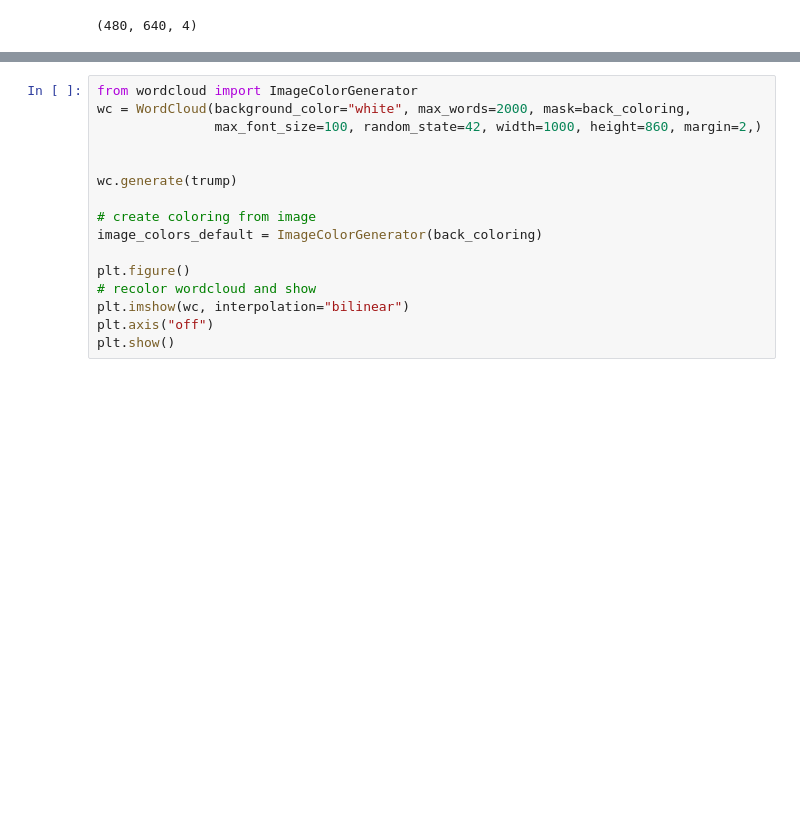
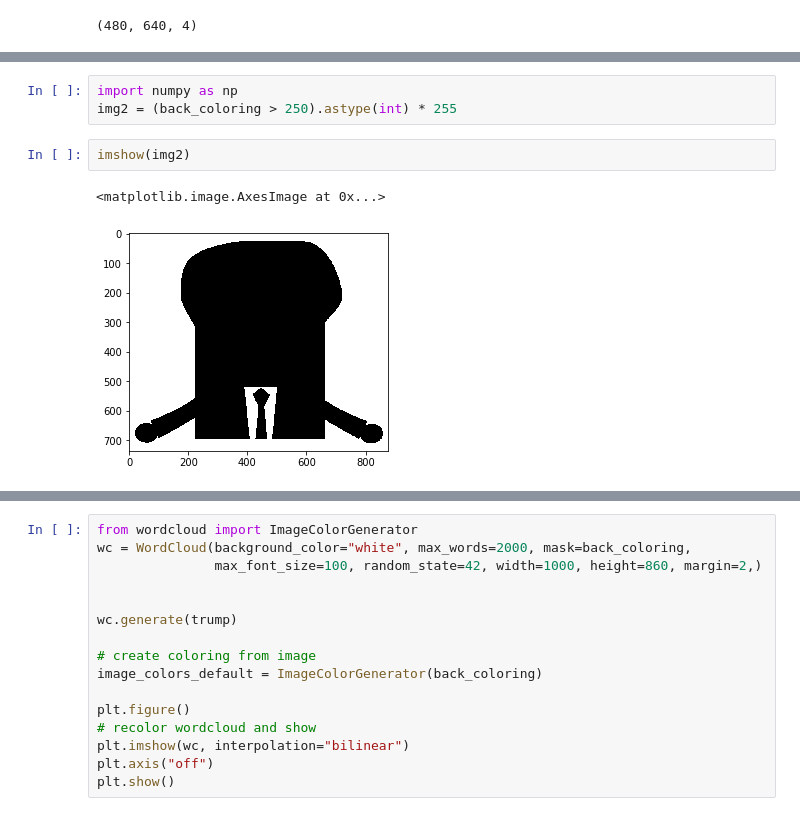
Before and after one commit to ywchiu/taipeifubon, a Jupyter notebook: Demo20200406.ipynb, the cells around one changed output, grey strips where cells are left out. Drawn from its saved outputs; the diff is of its cells as text; blank space fills up the shorter version.

```diff
--- a/Demo20200406.ipynb
+++ b/Demo20200406.ipynb
@@ -179,0 +186,8 @@ Image([[[255, 255, 255, 255],
+# %%
+import numpy as np
+img2 = (back_coloring > 250).astype(int) * 255
+# %%
+imshow(img2)
+# %% [output]
+<matplotlib.image.AxesImage at 0x...>
+[figure, added]
```
Also changed, not shown: parts of 44 cells of this notebook.
